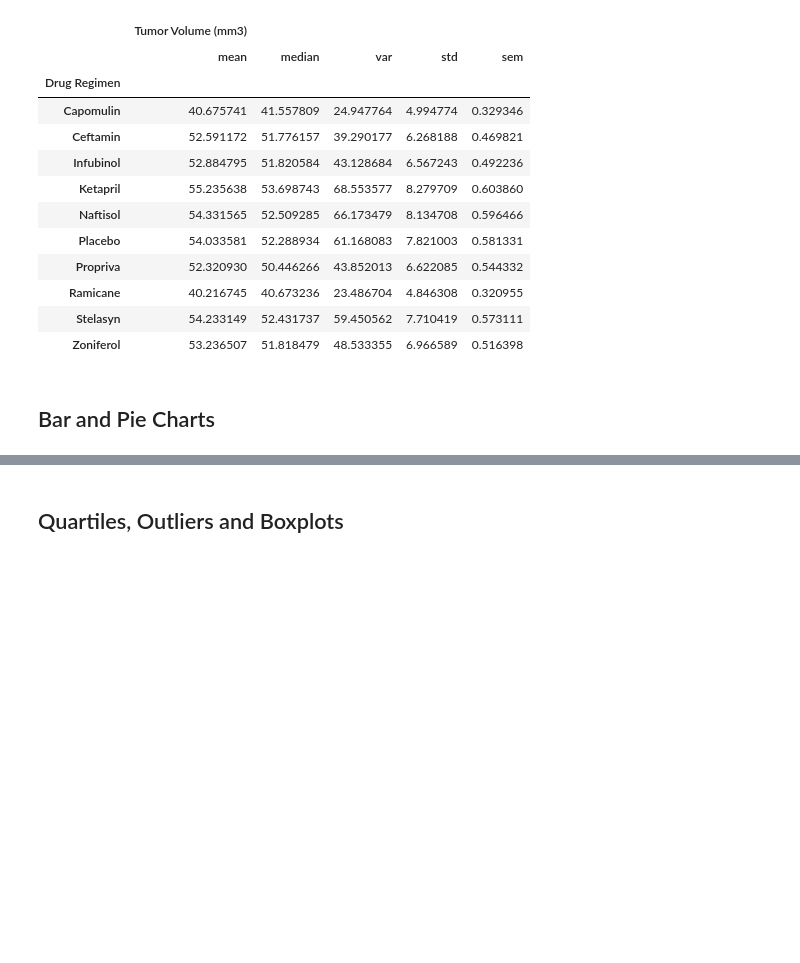
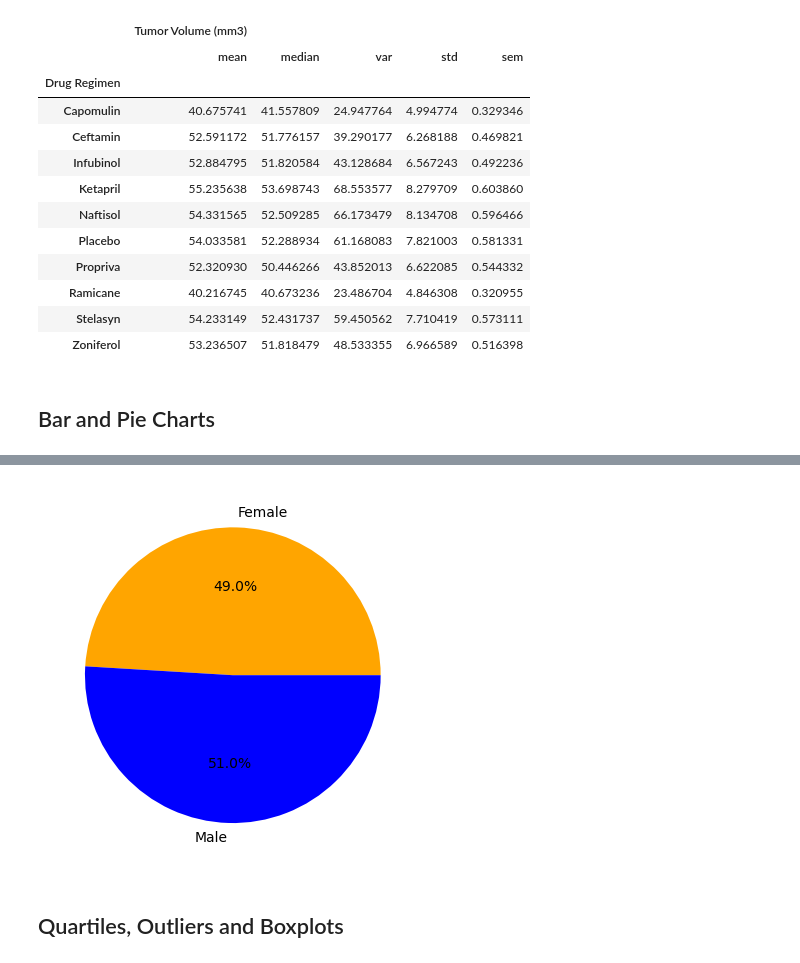
Before and after one commit to rooprg/pymaceuticals_challenge, a Jupyter notebook: pymaceuticals_starter.ipynb, the cells around one changed output, grey strips where cells are left out. Saved outputs shown, nothing was run; the diff lists cells and outputs as text; code cells hidden in the pictures; blank space fills up the shorter version.

```diff
--- a/pymaceuticals_starter.ipynb
+++ b/pymaceuticals_starter.ipynb
@@ -151,5 +173,12 @@ tv_summary_two
 # %%
 # Generate a pie plot showing the distribution of female versus male mice using pyplot
+colors = ["orange", "blue"]
+labels = ["Female", "Male"]
+explode = (0,0)
+plt.pie(gender_counts, explode=explode, labels=labels, colors=colors, autopct="%1.1f%%")
+plt.show()
+# %% [output]
+[figure, added]
 # %% [markdown]
 ## Quartiles, Outliers and Boxplots
 # %%
```
Also changed, not shown: parts of 9 cells of this notebook.
